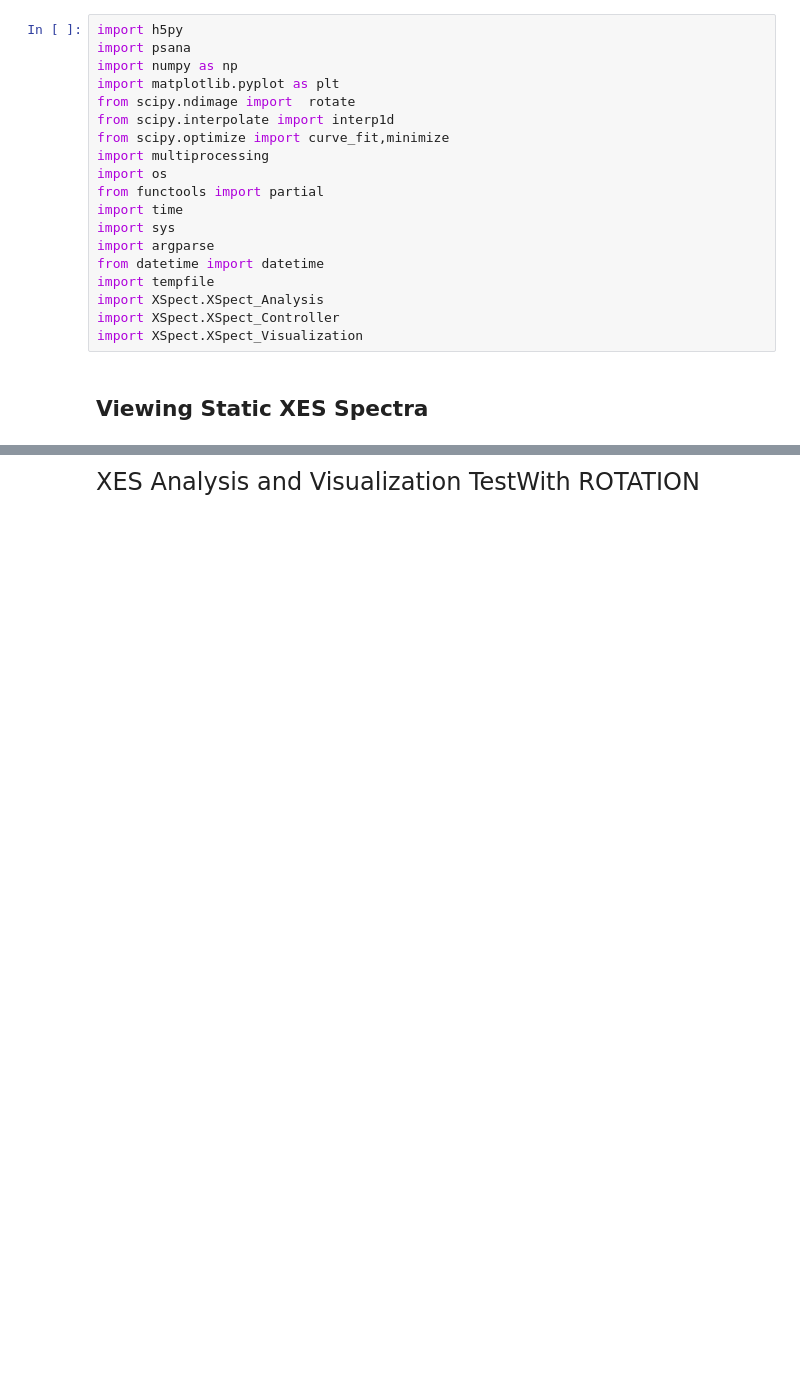
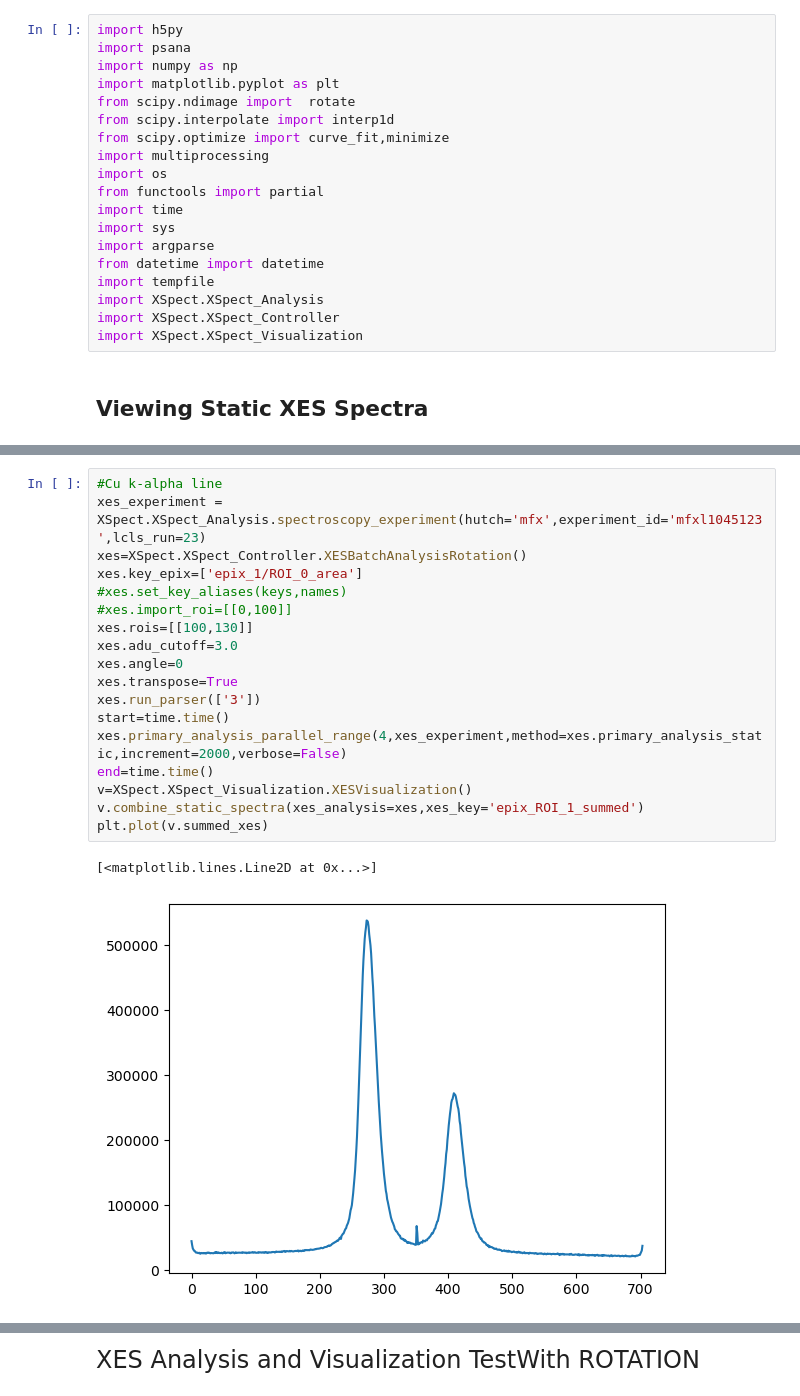
Before and after one commit to lg345/XSpect, a Jupyter notebook: XSpect_XES_examples.ipynb, the cells around one changed output, grey strips where cells are left out. Cells and saved outputs as stored; diff of their text form; blank space fills up the shorter version.

```diff
--- a/XSpect_XES_examples.ipynb
+++ b/XSpect_XES_examples.ipynb
@@ -41,0 +63,21 @@ plt.plot(v.summed_xes)
+# %%
+#Cu k-alpha line
+xes_experiment = XSpect.XSpect_Analysis.spectroscopy_experiment(hutch='mfx',experiment_id='mfxl1045123',lcls_run=23)
+xes=XSpect.XSpect_Controller.XESBatchAnalysisRotation()
+xes.key_epix=['epix_1/ROI_0_area']
+#xes.set_key_aliases(keys,names)
+#xes.import_roi=[[0,100]]
+xes.rois=[[100,130]]
+xes.adu_cutoff=3.0
+xes.angle=0
+xes.transpose=True
+xes.run_parser(['3'])
+start=time.time()
+xes.primary_analysis_parallel_range(4,xes_experiment,method=xes.primary_analysis_static,increment=2000,verbose=False)
+end=time.time()
+v=XSpect.XSpect_Visualization.XESVisualization()
+v.combine_static_spectra(xes_analysis=xes,xes_key='epix_ROI_1_summed')
+plt.plot(v.summed_xes)
+# %% [output]
+[<matplotlib.lines.Line2D at 0x...>]
+[figure, added]
```
Also changed, not shown: parts of 6 cells of this notebook, 1 other file.
